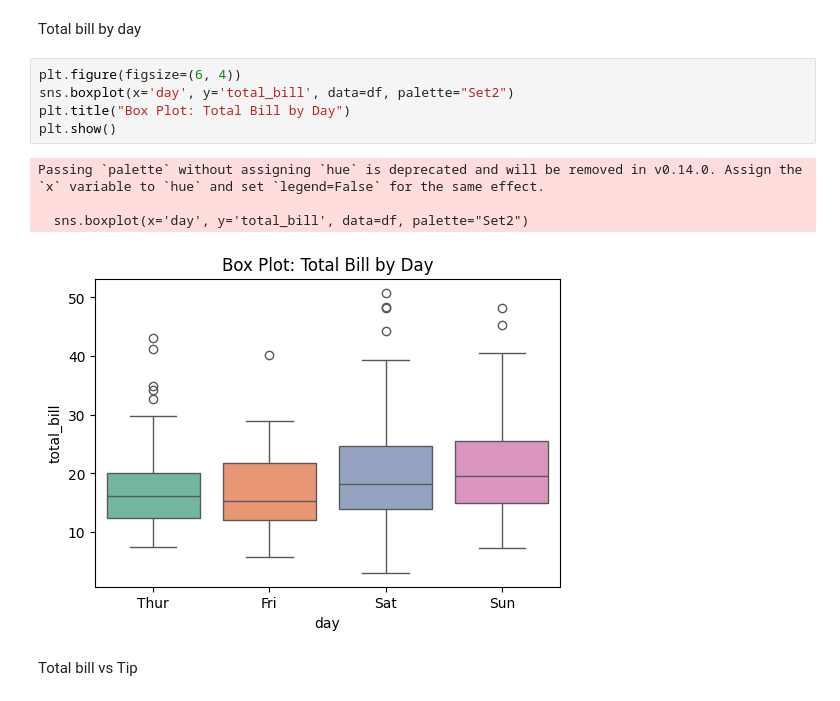
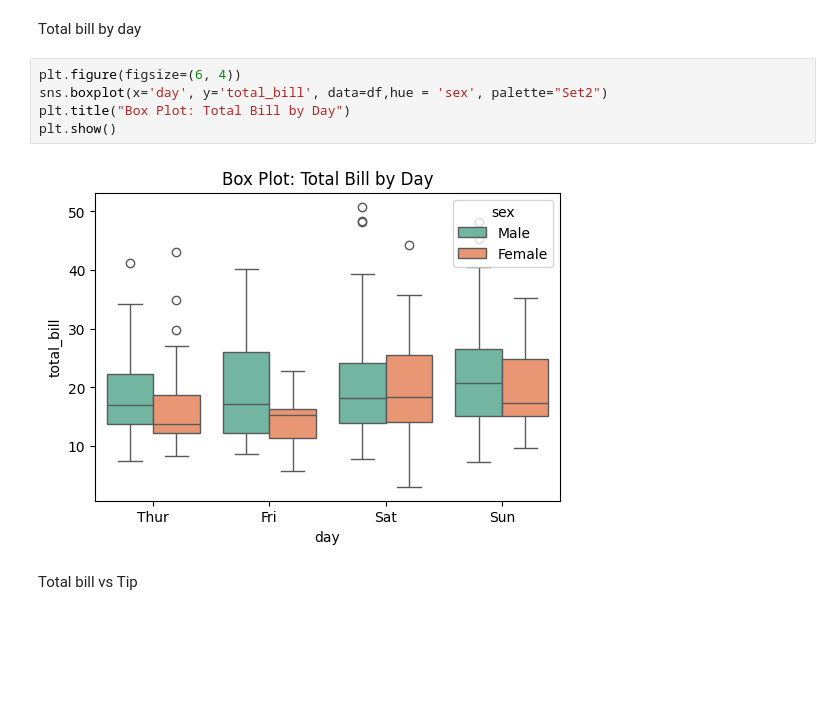
Before and after one commit to ShivaniR-portfolio/Codsoft, a Jupyter notebook: Task_3_Sales_Prediction.ipynb, the cells around one changed output. Drawn from its saved outputs; the diff is of its cells as text; blank space fills up the shorter version.

```diff
--- a/Task_3_Sales_Prediction.ipynb
+++ b/Task_3_Sales_Prediction.ipynb
@@ -79,14 +76,11 @@ Passing `palette` without assigning `hue` is deprecated and will be removed in v
 Total bill by day
 # %%
 plt.figure(figsize=(6, 4))
-sns.boxplot(x='day', y='total_bill', data=df, palette="Set2")
+sns.boxplot(x='day', y='total_bill', data=df,hue = 'sex', palette="Set2")
 plt.title("Box Plot: Total Bill by Day")
 plt.show()
 # %% [output]
-Passing `palette` without assigning `hue` is deprecated and will be removed in v0.14.0. Assign the `x` variable to `hue` and set `legend=False` for the same effect.
-
-  sns.boxplot(x='day', y='total_bill', data=df, palette="Set2")
-[figure, old version]
+[figure, new version]
 # %% [markdown]
 Total bill vs Tip
 # %%
```
Also changed, not shown: parts of 1 cell of this notebook.
